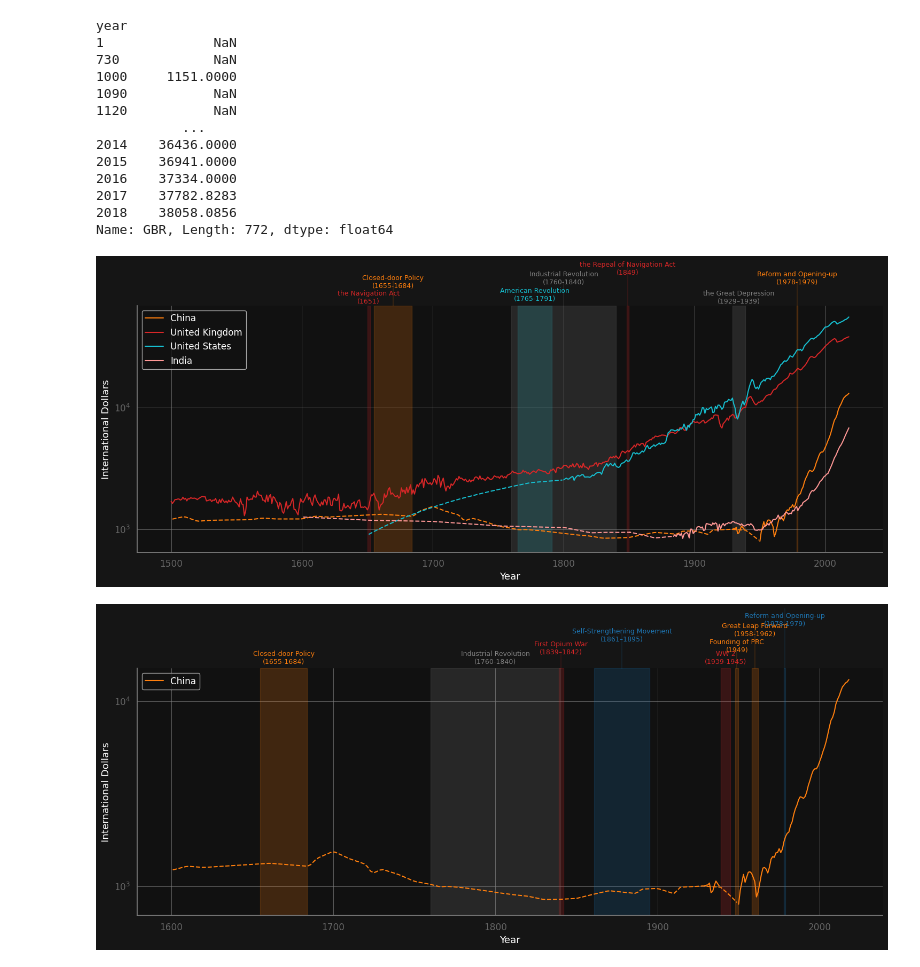
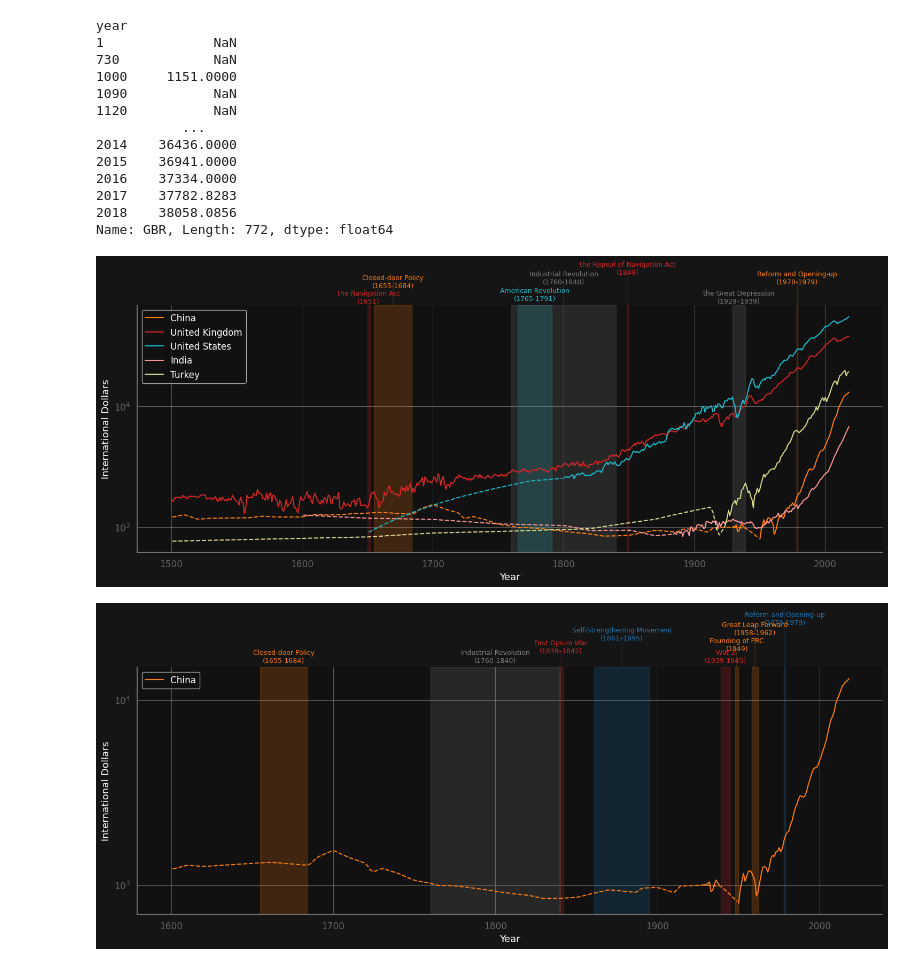
Before and after one commit to utkusarioglu/backtesting-workshop, a Jupyter notebook: src/quant/long_run_growth/long_run_growth.ipynb, the cells around one changed output. Drawn from its saved outputs; the diff is of its cells as text; code cells hidden in the pictures.

```diff
--- a/src/quant/long_run_growth/long_run_growth.ipynb
+++ b/src/quant/long_run_growth/long_run_growth.ipynb
@@ -18,7 +13,7 @@ from src.quant.long_run_growth.utils import (
 
 apply_matplotlib_settings()
 # %%
-data = get_data()
+data = get_data(sheet_name="Full data")
 data.head()
 # %% [output]
 |  | countrycode | country | year | gdppc | pop |
@@ -96,35 +91,35 @@ world_events = [
         1.50,
         "Industrial Revolution\n(1760-1840)",
         "grey",
         1.1,
     ),
     Event(
         (1929, 1939),
         1.04,
         "the Great Depression\n(1929–1939)",
         "grey",
         1,
     ),
     Event(
         (1978, 1979),
         1.50,
         "Reform and Opening-up\n(1978-1979)",
         color_mapping["CHN"],
         1.1,
     ),
 ]
 
 plot_with_events(
-    countries=["CHN", "GBR", "USA", "IND"],
+    countries=["CHN", "GBR", "USA", "IND", "TUR"],
     country_codes=code_to_name,
     color_mapping=color_mapping,
     gdp_pc=gdp_pc,
     start_year=1500,
     end_year=2022,
     events=world_events,
 )
 # %% [output]
-[figure, old version]
+[figure, new version]
 # %%
 chinese_events = [
     Event(
```
Also changed, not shown: parts of 8 cells of this notebook, 1 other file.
